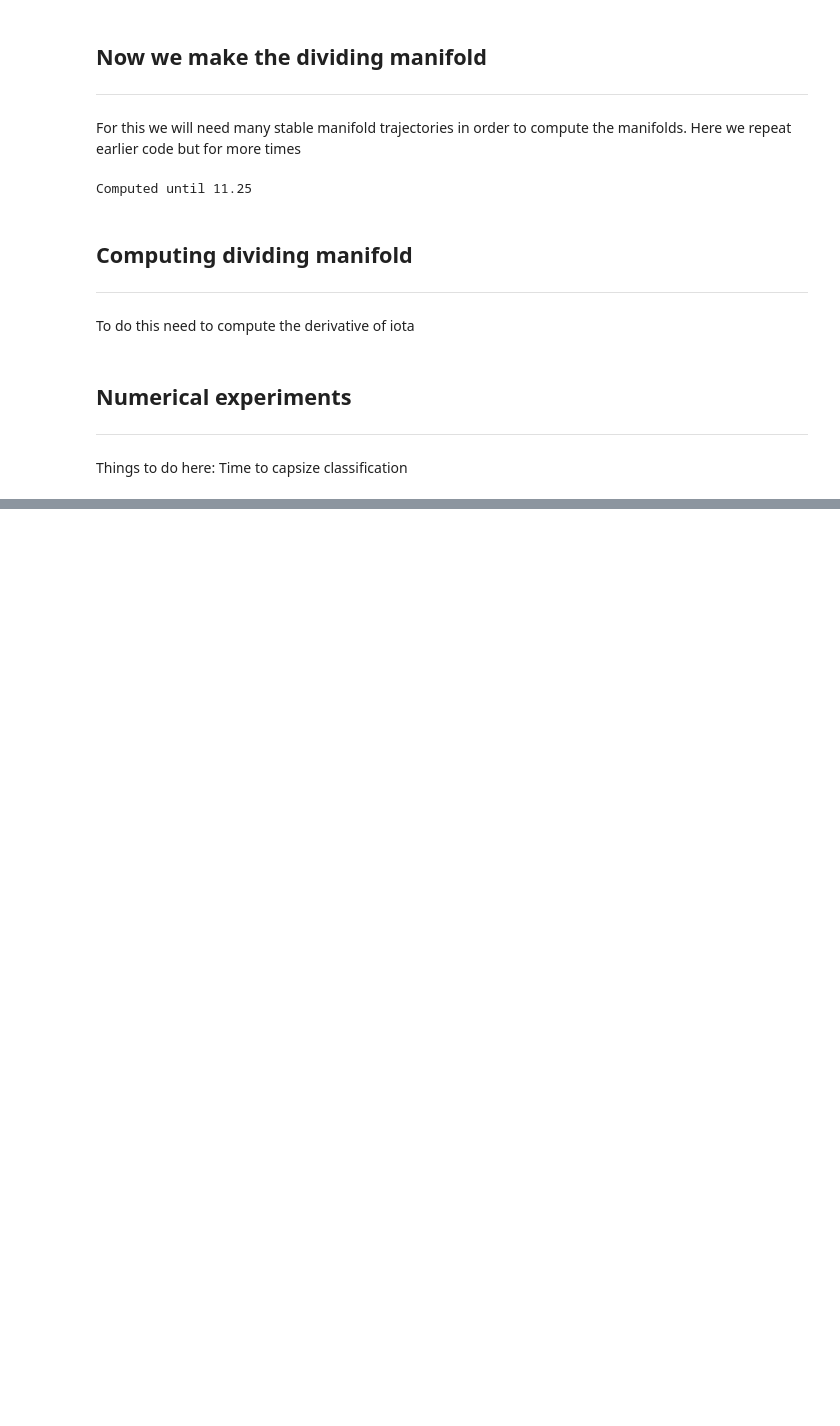
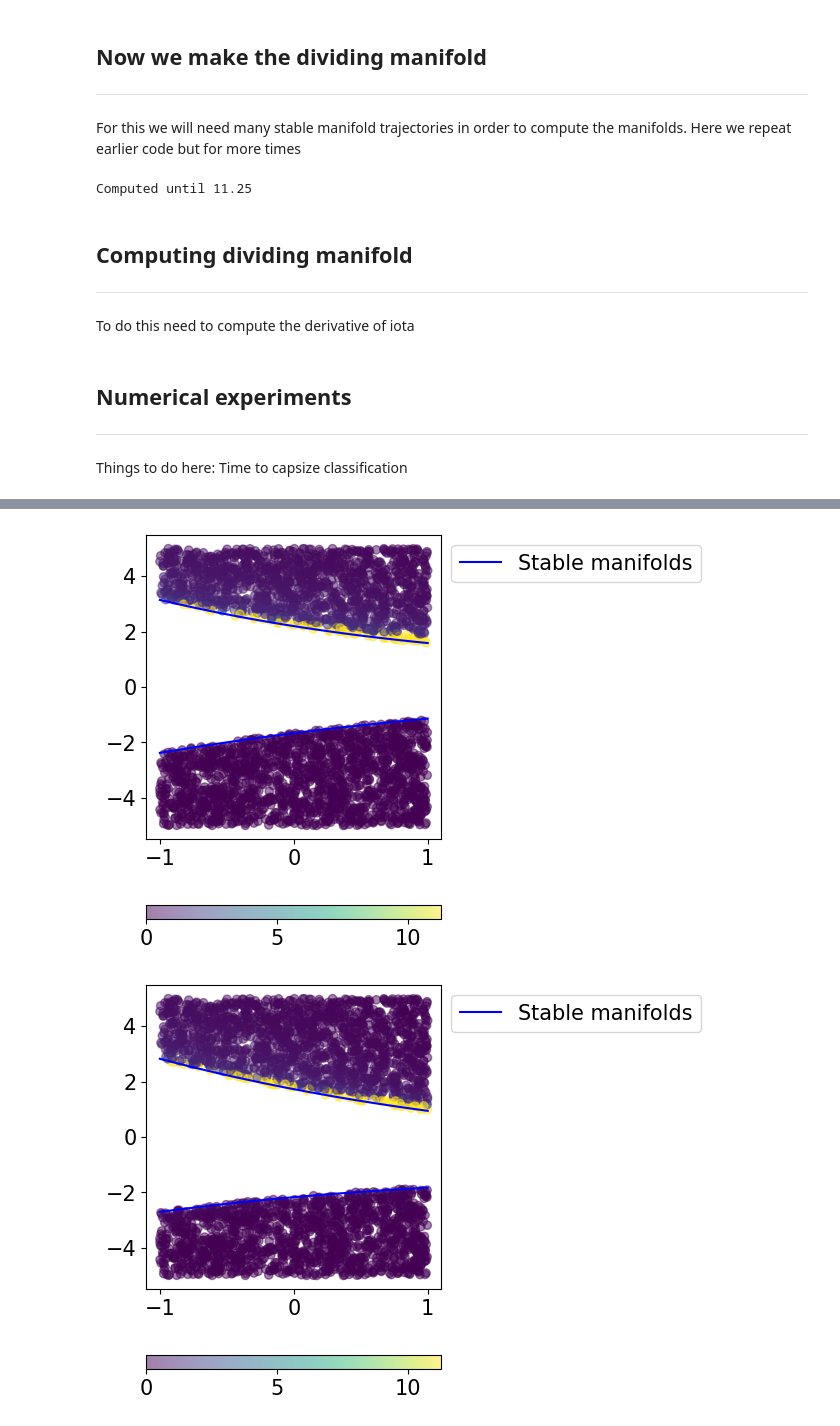
Before and after one commit to AlexMcSD/ship-capsize-2022, a Jupyter notebook: driver_time_to_capsize.ipynb, the cells around one changed output, grey strips where cells are left out. Saved outputs shown, nothing was run; the diff lists cells and outputs as text; code cells hidden in the pictures; blank space fills up the shorter version.

Commit message:
Updated Plots for quasi-periodic, stochastic plots

```diff
--- a/driver_time_to_capsize.ipynb
+++ b/driver_time_to_capsize.ipynb
@@ -294,14 +294,24 @@ def D_plus(t0,p):
     normal = normal/np.linalg.norm(normal)
     p = p -X_hyp_plus(t0)
     return np.dot(p,normal)
-def D_minus(t0,p):
-    A = np.vstack((Diota_minus(t0).dot(e1),Diota_minus(t0).dot(e2),Diota_minus(t0).dot(e3) + Pminus[3,:])).T
-    DividingPlane = scipy.linalg.orth(A)
-    normal = Pminus[3,:]
-    normal = normal - np.einsum( 'ij,i,kj->k' , DividingPlane,normal,DividingPlane)
-    normal = normal/np.linalg.norm(normal)
-    p = p -X_hyp_minus(t0)
-    return np.dot(p,normal)
+if name == "stochastic":
+    def D_minus(t0,p):
+        A = np.vstack((Diota_minus(t0).dot(e1),Diota_minus(t0).dot(e2),Diota_minus(t0).dot(e3) + Pminus[3,:])).T
+        DividingPlane = scipy.linalg.orth(A)
+        normal = Pminus[3,:]
+        normal = normal - np.einsum( 'ij,i,kj->k' , DividingPlane,normal,DividingPlane)
+        normal = normal/np.linalg.norm(normal)
+        p = p -X_hyp_minus(t0)
+        return np.dot(p,normal)
+else:
+    def D_minus(t0,p):
+        A = np.vstack((Diota_minus(t0).dot(e1),Diota_minus(t0).dot(e2),Diota_minus(t0).dot(e3) - Pminus[3,:])).T
+        DividingPlane = scipy.linalg.orth(A)
+        normal = -Pminus[3,:]
+        normal = normal - np.einsum( 'ij,i,kj->k' , DividingPlane,normal,DividingPlane)
+        normal = normal/np.linalg.norm(normal)
+        p = p -X_hyp_minus(t0)
+        return np.dot(p,normal)
 # %% [markdown]
 ## Numerical experiments
 ----
@@ -372,30 +384,33 @@ plt.show()
 # %%
 points = np.random.rand(5000,4)
 scale = np.array([[2, 0, 0,0],[0,2,0,0],[0,0,10,0],[0,0,0,10]])
 points = np.matmul(scale,points.T-.5).T
 points[:,2] = 0*points[:,2]
 M=20
 R = 1
 X = np.linspace(-R,R,M)
 
 for y_val in [-0.5,0,0.5]:
     VY_plus = v_y_plus(X,0*X+y_val,0*X)
     VY_minus = v_y_minus(X,0*X+y_val,0*X)
     capsize_times = []
     points[:,1] = 0*points[:,1] +y_val
-    capsize_times = [Time_to_capsize(p) for p in points]
+    capsize_times = Parallel(n_jobs=-1)(delayed(Time_to_capsize)(p) for p in points)
     points = np.array(points)
     np.save(f'data_{name}/points_y{y_val}_manifolds.npy',points)
     np.save(f'data_{name}/times_y{y_val}_manifolds.npy',capsize_times)
 
     fig = plt.figure()
     plt.scatter(points[:,0],points[:,3],c=capsize_times,cmap='viridis',marker='o',alpha=0.5)
 
     plt.colorbar(orientation='horizontal')
     plt.plot(X,VY_plus,color = 'b',label='Stable manifolds')
     plt.plot(X,VY_minus,color = 'b')
     plt.legend(bbox_to_anchor=(1,1),loc='upper left')
     plt.tight_layout()
     plt.savefig(f'data_{name}/scatter_{name}_y_{y_val}_time_manifolds.png')
 
     plt.show()
+# %% [output]
+[figure, added]
+[figure, added]
```
Also changed, not shown: parts of 2 cells of this notebook, 20 other files.
